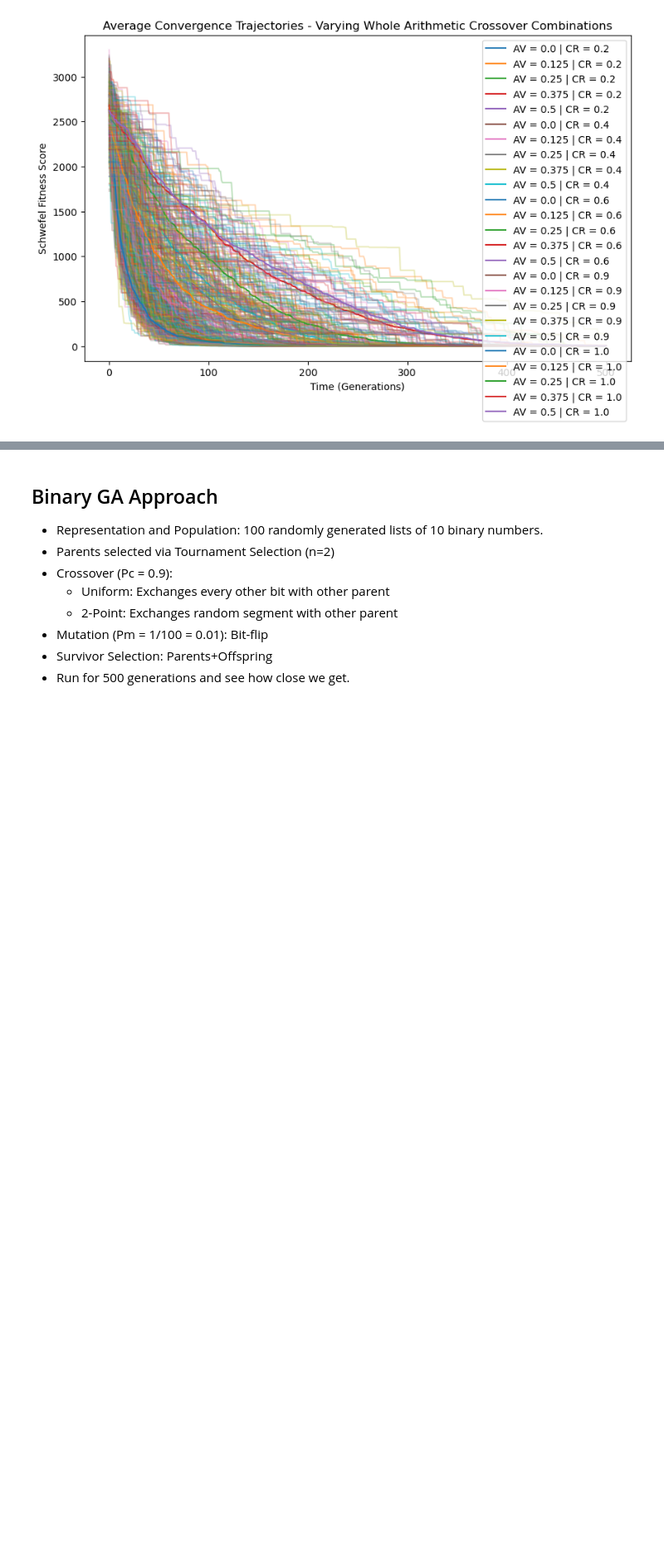
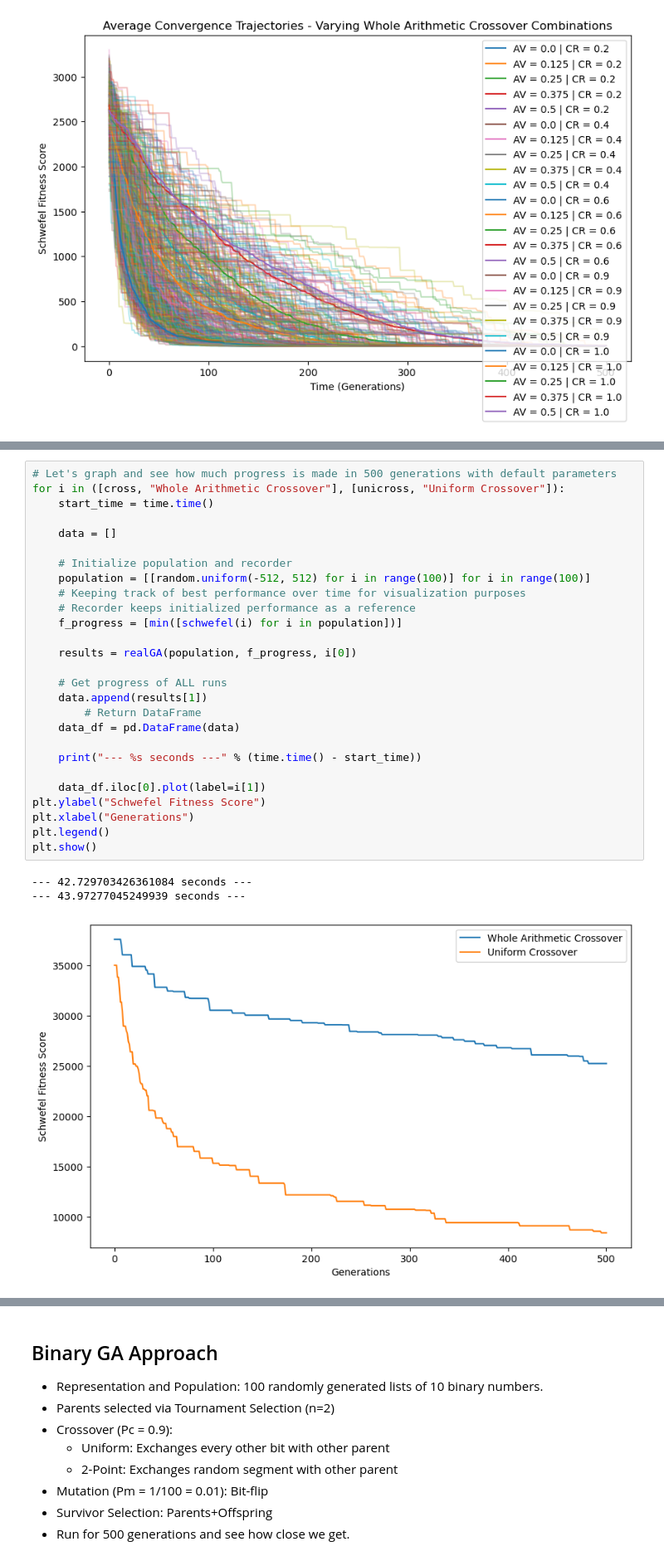
Before and after one commit to AlexPei-YuTsai/8-queen-evo-algo, a Jupyter notebook: schwefel.ipynb, the cells around one changed output, grey strips where cells are left out. Shown at 83% size. Saved outputs shown, nothing was run; the diff lists cells and outputs as text; blank space fills up the shorter version.

```diff
--- a/schwefel.ipynb
+++ b/schwefel.ipynb
@@ -608,0 +660,31 @@ On average, a Genetic Algorithm using WA with a AV|CR of 0.5|1.0 reaches Schwefe
+# %%
+# Let's graph and see how much progress is made in 500 generations with default parameters
+for i in ([cross, "Whole Arithmetic Crossover"], [unicross, "Uniform Crossover"]):
+    start_time = time.time()
+
+    data = []
+
+    # Initialize population and recorder
+    population = [[random.uniform(-512, 512) for i in range(100)] for i in range(100)]
+    # Keeping track of best performance over time for visualization purposes
+    # Recorder keeps initialized performance as a reference
+    f_progress = [min([schwefel(i) for i in population])]
+
+    results = realGA(population, f_progress, i[0])
+
+    # Get progress of ALL runs
+    data.append(results[1])
+        # Return DataFrame
+    data_df = pd.DataFrame(data)
+
+    print("--- %s seconds ---" % (time.time() - start_time))
+
+    data_df.iloc[0].plot(label=i[1])
+plt.ylabel("Schwefel Fitness Score")
+plt.xlabel("Generations")
+plt.legend()
+plt.show()
+# %% [output]
+--- 42.729703426361084 seconds ---
+--- 43.97277045249939 seconds ---
+[figure, added]
```
Also changed, not shown: parts of 11 cells of this notebook.
